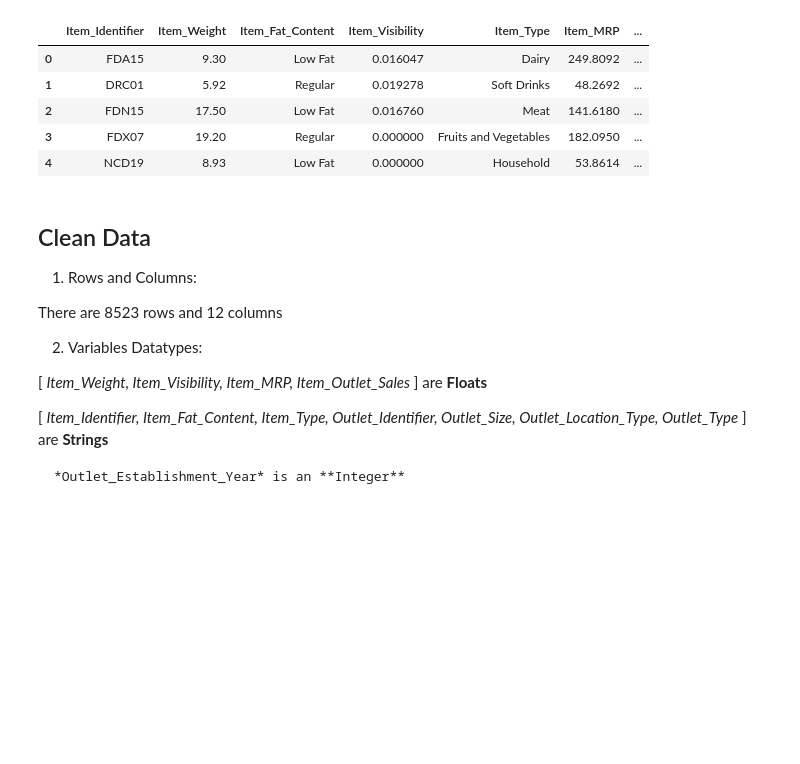
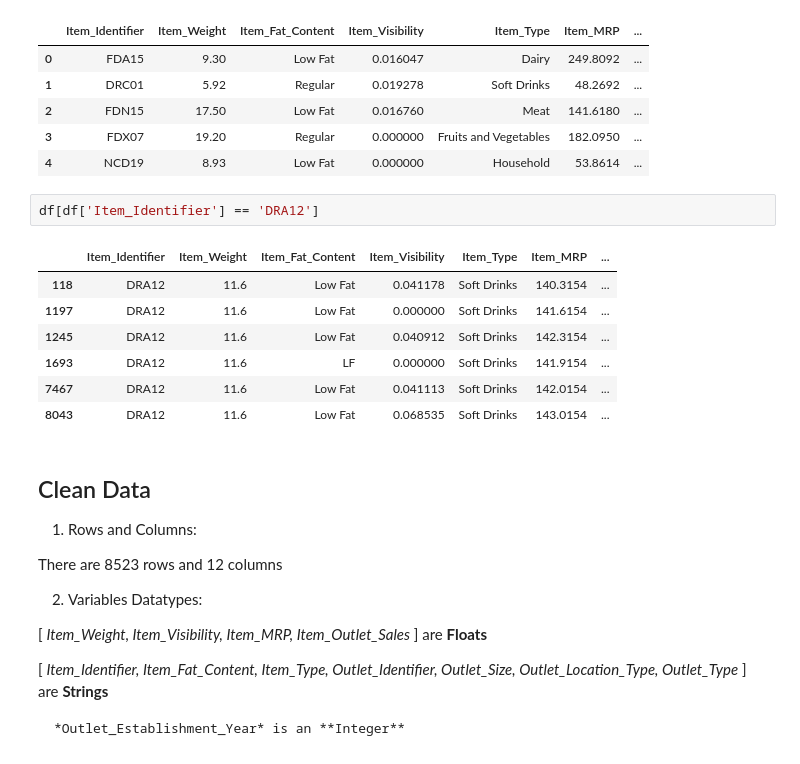
Before and after one commit to kinanajoudeh/Prediction-of-Product-Sales, a Jupyter notebook: Prediction_of_Product_Sales.ipynb, the cells around one changed output. Cells and saved outputs as stored; diff of their text form; blank space fills up the shorter version.

```diff
--- a/Prediction_of_Product_Sales.ipynb
+++ b/Prediction_of_Product_Sales.ipynb
@@ -49,6 +50,16 @@ memory usage: 799.2+ KB
 | 2 | FDN15 | 17.50 | Low Fat | 0.016760 | Meat | 141.6180 | ... |
 | 3 | FDX07 | 19.20 | Regular | 0.000000 | Fruits and Vegetables | 182.0950 | ... |
 | 4 | NCD19 | 8.93 | Low Fat | 0.000000 | Household | 53.8614 | ... |
+# %%
+df[df['Item_Identifier'] == 'DRA12']
+# %% [output]
+|  | Item_Identifier | Item_Weight | Item_Fat_Content | Item_Visibility | Item_Type | Item_MRP | ... |
+| 118 | DRA12 | 11.6 | Low Fat | 0.041178 | Soft Drinks | 140.3154 | ... |
+| 1197 | DRA12 | 11.6 | Low Fat | 0.000000 | Soft Drinks | 141.6154 | ... |
+| 1245 | DRA12 | 11.6 | Low Fat | 0.040912 | Soft Drinks | 142.3154 | ... |
+| 1693 | DRA12 | 11.6 | LF | 0.000000 | Soft Drinks | 141.9154 | ... |
+| 7467 | DRA12 | 11.6 | Low Fat | 0.041113 | Soft Drinks | 142.0154 | ... |
+| 8043 | DRA12 | 11.6 | Low Fat | 0.068535 | Soft Drinks | 143.0154 | ... |
 # %% [markdown]
 ## Clean Data
 
```
Also changed, not shown: parts of 17 cells of this notebook.
